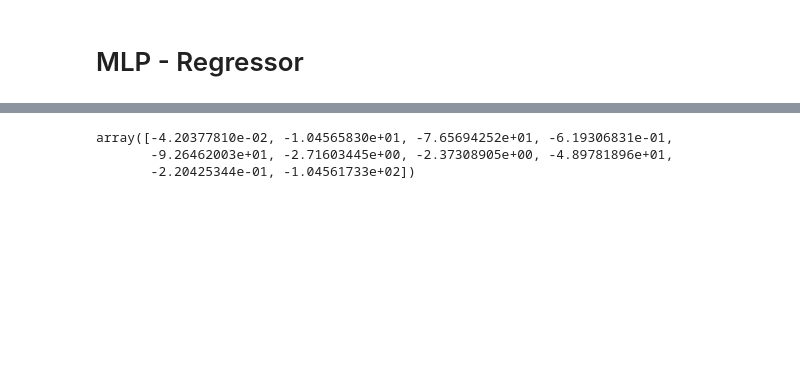
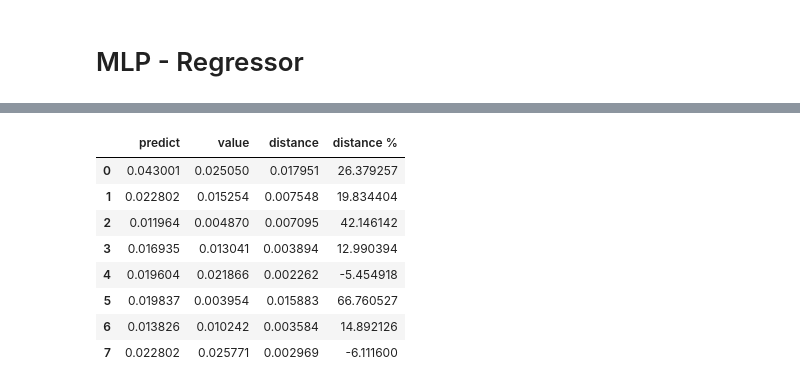
Before and after one commit to pierandreamorelli/cs_data_analysis, a Jupyter notebook: cs_data_analysis.ipynb, the cells around one changed output, grey strips where cells are left out. Drawn from its saved outputs; the diff is of its cells as text; code cells hidden in the pictures; blank space fills up the shorter version.

```diff
--- a/cs_data_analysis.ipynb
+++ b/cs_data_analysis.ipynb
@@ -499,9 +397,28 @@ Max = 0.6411141803359741
+# %%
+y_pred = mlpr.predict(X_val)
+y_res = np.array(y_val)
+y_predict = [elem for i in y_pred for elem in i]
+res = pd.DataFrame()
+res['predict'] = y_predict
+res['value'] = y_res
+dist = [np.linalg.norm(abs(y_predict[i])-abs(y_res[i])) for i in range(len(y_predict))]
+res['distance'] = dist
+res['distance %'] = ((abs(res['predict']) - abs(res['value'])) / abs((res['predict']) + abs(res['value'])))*100
+res
+# %% [output]
+|  | predict | value | distance | distance % |
+| 0 | 0.043001 | 0.025050 | 0.017951 | 26.379257 |
+| 1 | 0.022802 | 0.015254 | 0.007548 | 19.834404 |
+| 2 | 0.011964 | 0.004870 | 0.007095 | 42.146142 |
+| 3 | 0.016935 | 0.013041 | 0.003894 | 12.990394 |
+| 4 | 0.019604 | 0.021866 | 0.002262 | -5.454918 |
+| 5 | 0.019837 | 0.003954 | 0.015883 | 66.760527 |
+| 6 | 0.013826 | 0.010242 | 0.003584 | 14.892126 |
+| 7 | 0.022802 | 0.025771 | 0.002969 | -6.111600 |
 # %%
+# K-fold Validation
 X = df_pca_PY.iloc[:, 0:29]
 y = df_pca_PY.iloc[:, 29]
-score = cross_val_score(rfr, X, y, cv=10)
-score
+estimator = KerasRegressor(model=mlpr, epochs=10, batch_size=32)
+kfold = KFold(n_splits=10)
+results = cross_val_score(estimator, X, y, cv=kfold, scoring='neg_mean_squared_error')
-# %% [output]
-array([-4.20377810e-02, -1.04565830e+01, -7.65694252e+01, -6.19306831e-01,
-       -9.26462003e+01, -2.71603445e+00, -2.37308905e+00, -4.89781896e+01,
-       -2.20425344e-01, -1.04561733e+02])
```
Also changed, not shown: parts of 50 cells of this notebook.
